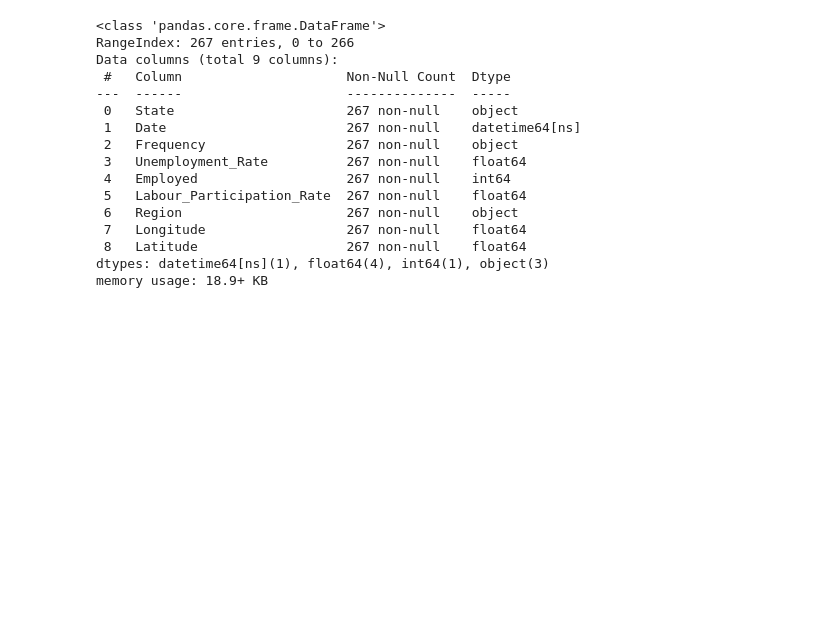
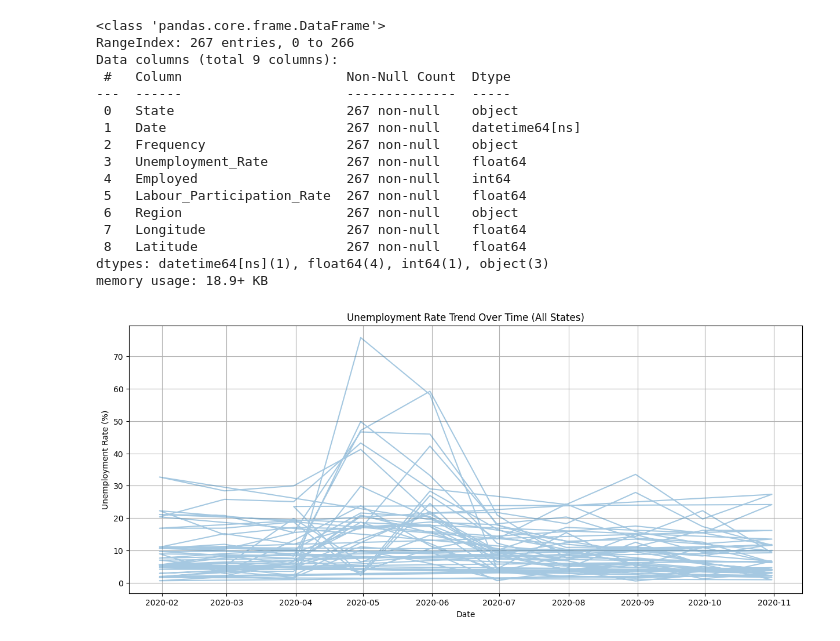
Before and after one commit to SardarAmmer/Internship-Projects, a Jupyter notebook: CodeAlpha_Task_1_(_Unemployement_Analysis).ipynb, the cells around one changed output. Drawn from its saved outputs; the diff is of its cells as text; code cells hidden in the pictures; blank space fills up the shorter version.

Commit message:
Creating visulization for better understanding of the trends

```diff
--- a/CodeAlpha_Task_1_(_Unemployement_Analysis).ipynb
+++ b/CodeAlpha_Task_1_(_Unemployement_Analysis).ipynb
@@ -56,3 +56,16 @@ Data columns (total 9 columns):
  8   Latitude                   267 non-null    float64
 dtypes: datetime64[ns](1), float64(4), int64(1), object(3)
 memory usage: 18.9+ KB
+# %%
+# @title Unemployment trend in Indian States Over Time
+import matplotlib.pyplot as plt
+
+plt.figure(figsize=(15,6))
+plt.plot(df['Date'], df['Unemployment_Rate'], alpha=0.4)
+plt.title("Unemployment Rate Trend Over Time (All States)")
+plt.xlabel("Date")
+plt.ylabel("Unemployment Rate (%)")
+plt.grid(True)
+plt.show()
+# %% [output]
+[figure, added]
```
Also changed, not shown: parts of 1 cell of this notebook.
